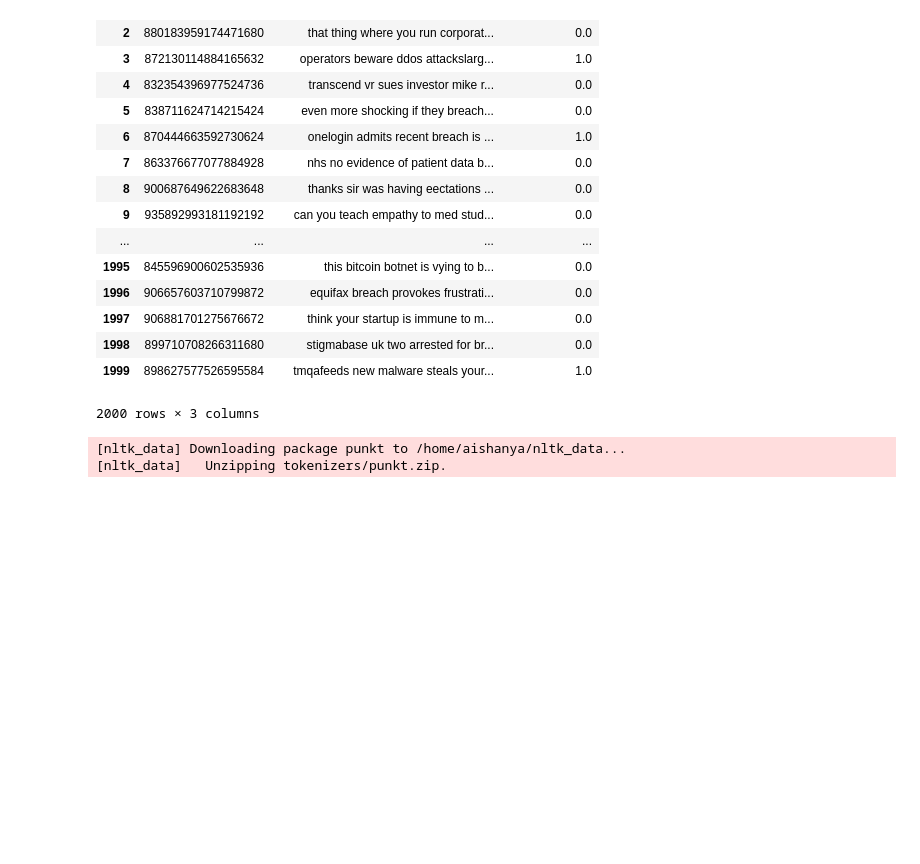
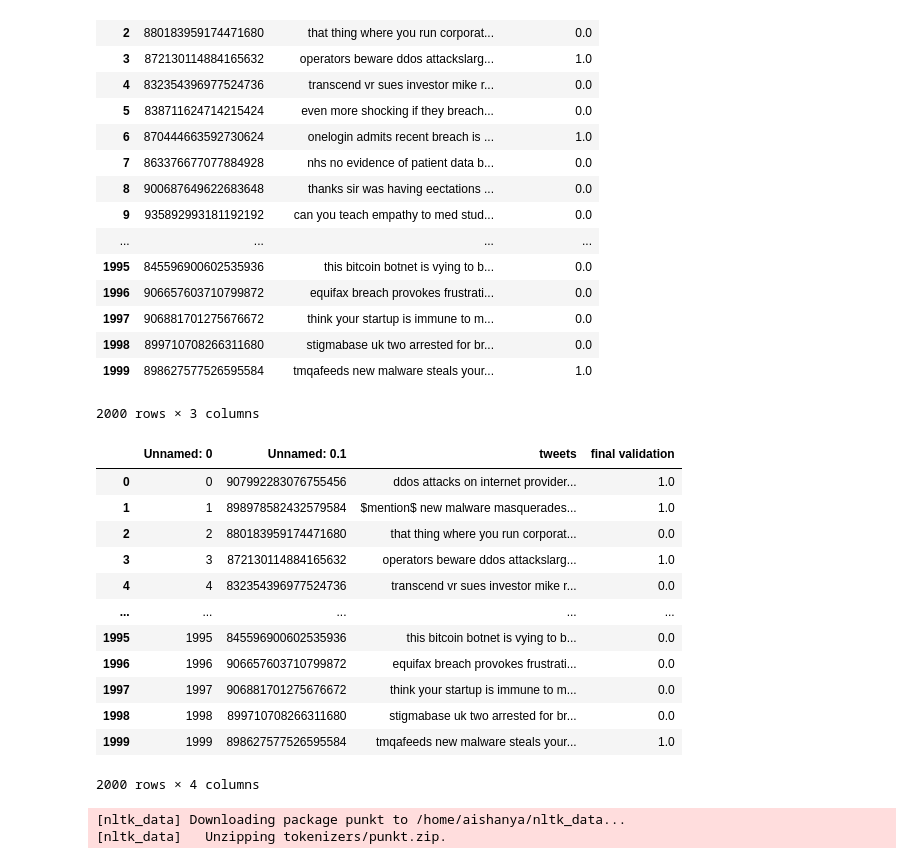
Before and after one commit to aishanya11/Detecting-Cyber-Security-Threats-from-Short-Noisy-Texts, a Jupyter notebook: code_1.ipynb, the cells around one changed output. Drawn from its saved outputs; the diff is of its cells as text; code cells hidden in the pictures; blank space fills up the shorter version.

```diff
--- a/code_1.ipynb
+++ b/code_1.ipynb
@@ -126,6 +126,22 @@ db
 2000 rows × 3 columns
 # %%
 db = pd.read_csv("normData.csv", sep=";")
+# %%
+db
+# %% [output]
+|  | Unnamed: 0 | Unnamed: 0.1 | tweets | final validation |
+| 0 | 0 | 907992283076755456 | ddos attacks on internet provider... | 1.0 |
+| 1 | 1 | 898978582432579584 | $mention$ new malware masquerades... | 1.0 |
+| 2 | 2 | 880183959174471680 | that thing where you run corporat... | 0.0 |
+| 3 | 3 | 872130114884165632 | operators beware ddos attackslarg... | 1.0 |
+| 4 | 4 | 832354396977524736 | transcend vr sues investor mike r... | 0.0 |
+| ... | ... | ... | ... | ... |
+| 1995 | 1995 | 845596900602535936 | this bitcoin botnet is vying to b... | 0.0 |
+| 1996 | 1996 | 906657603710799872 | equifax breach provokes frustrati... | 0.0 |
+| 1997 | 1997 | 906881701275676672 | think your startup is immune to m... | 0.0 |
+| 1998 | 1998 | 899710708266311680 | stigmabase uk two arrested for br... | 0.0 |
+| 1999 | 1999 | 898627577526595584 | tmqafeeds new malware steals your... | 1.0 |
+2000 rows × 4 columns
 # %%
 import nltk
 # %%
```
Also changed, not shown: parts of 34 cells of this notebook.
